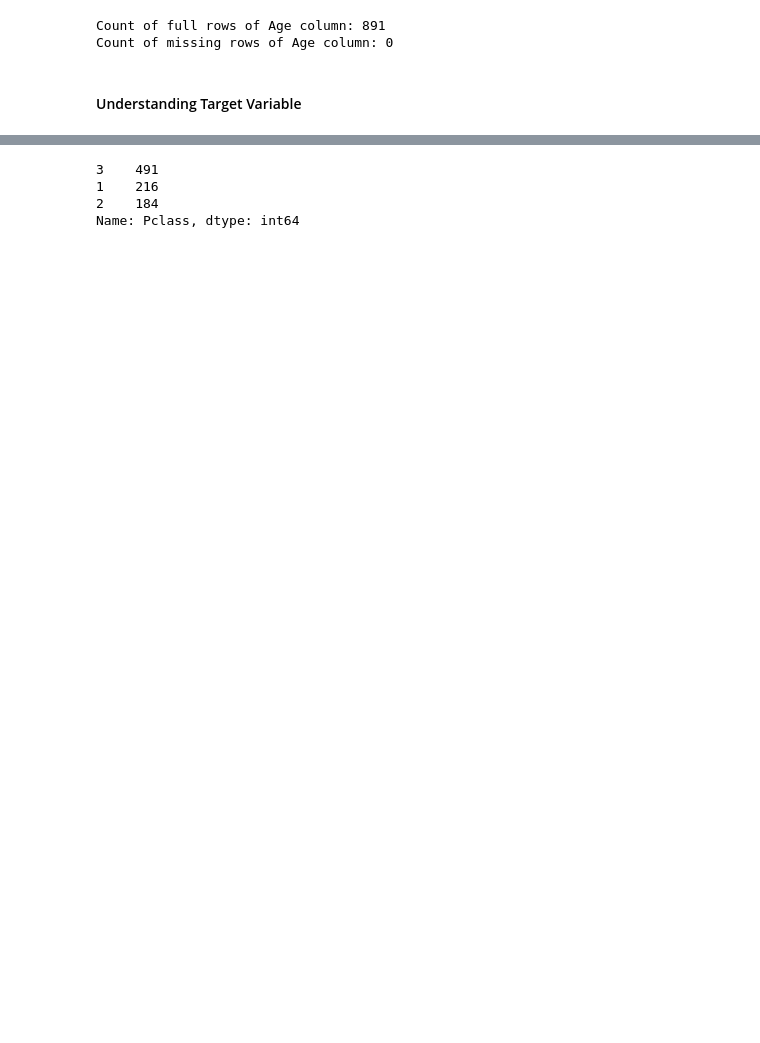
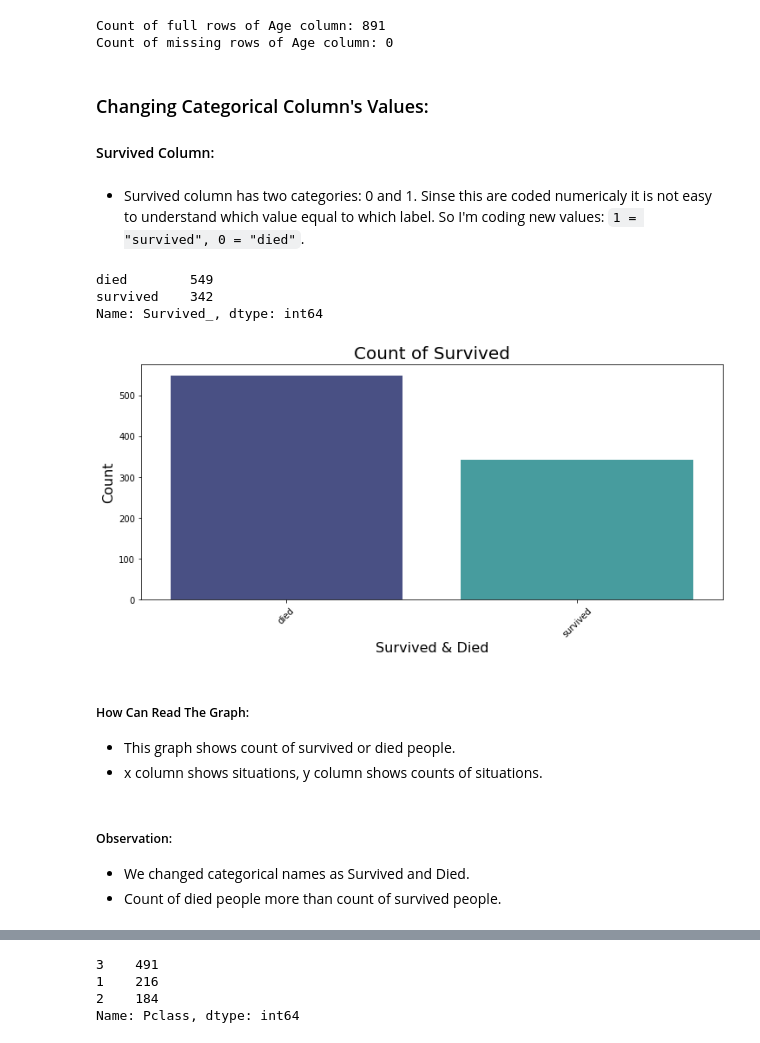
Before and after one commit to ElifKarakutukDinc/Titanic-EDA, a Jupyter notebook: EDA-function.ipynb, the cells around one changed output, grey strips where cells are left out. Cells and saved outputs as stored; diff of their text form; code cells hidden in the pictures; blank space fills up the shorter version.

```diff
--- a/EDA-function.ipynb
+++ b/EDA-function.ipynb
@@ -252,5 +240,28 @@ print("Count of missing rows of Age column:", df_train["Age"].isnull().sum())
 # %% [output]
 Count of full rows of Age column: 891
 Count of missing rows of Age column: 0
-# %% [markdown]
-#### Understanding Target Variable
+# %% [markdown]
+### Changing Categorical Column's Values:
+#### Survived Column:
+# %% [markdown]
+* Survived column has two categories: 0 and 1. Sinse this are coded numericaly it is not easy to understand which value equal to which label. So I'm coding new values: `1 = "survived", 0 = "died"`.
+# %%
+df_train["Survived_"] = np.where(df_train["Survived"] == 1, "survived", "died")
+# %%
+df_train["Survived_"].value_counts()
+# %% [output]
+died        549
+survived    342
+Name: Survived_, dtype: int64
+# %%
+countplot_viz(df_train, "Survived_", "Survived & Died", "Count", "Count of Survived")
+# %% [output]
+[figure, added]
+# %% [markdown]
+##### How Can Read The Graph:
+* This graph shows count of survived or died people.
+* x column shows situations, y column shows counts of situations.
+# %% [markdown]
+##### Observation:
+* We changed categorical names as Survived and Died.
+* Count of died people more than count of survived people.
```
Also changed, not shown: parts of 150 cells of this notebook, 2 other files.
